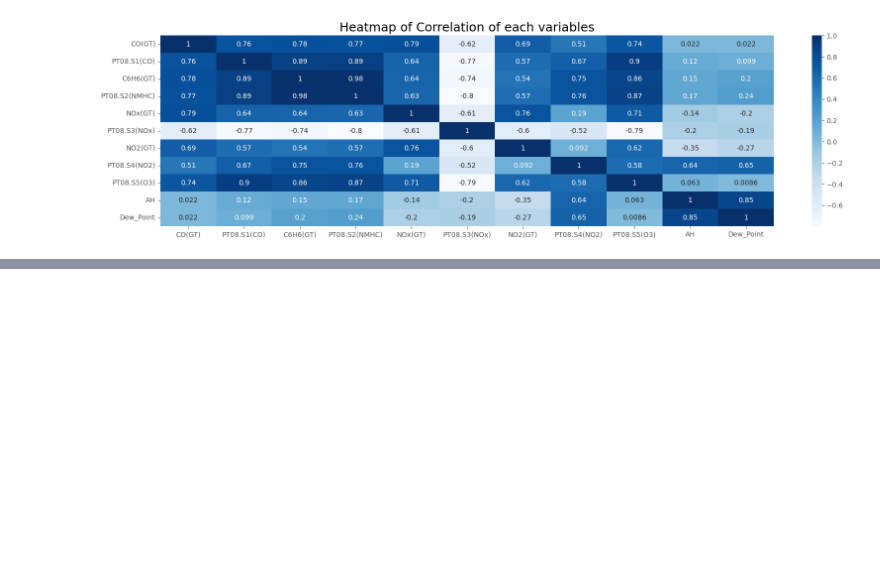
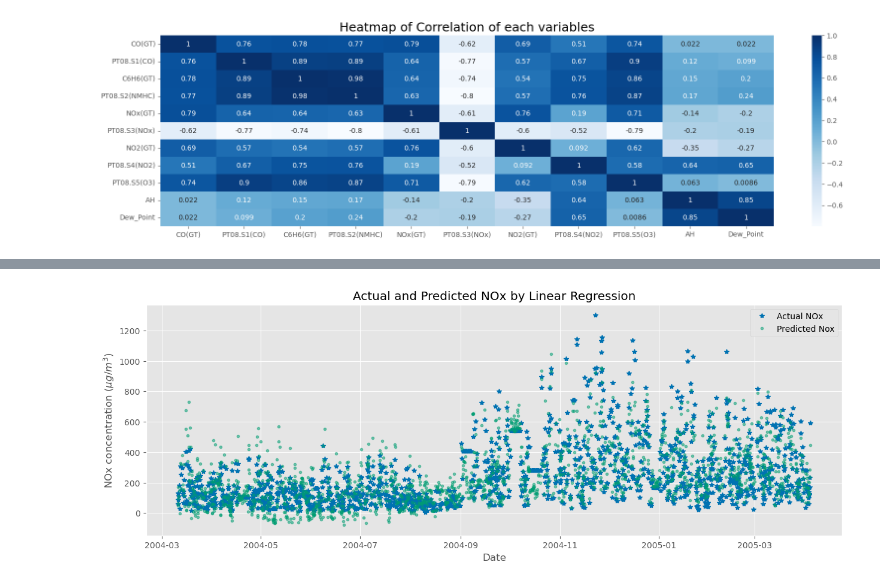
Before and after one commit to bryancastillo10/Machine-Learning-Projects, a Jupyter notebook: air_quality_regression.ipynb, the cells around one changed output, grey strips where cells are left out. Cells and saved outputs as stored; diff of their text form; code cells hidden in the pictures; blank space fills up the shorter version.

```diff
--- a/air_quality_regression.ipynb
+++ b/air_quality_regression.ipynb
@@ -241,0 +234,11 @@ LinearRegression()
+# %%
+# Data Train/Test Split
+X_train , X_test, y_train, y_test = train_test_split(X,y,test_size=0.2)
+
+# Model Implementation (Linear Regression)
+linear=LinearRegression()
+linear.fit(X_train, y_train)
+
+# Predicting values
+y_pred=linear.predict(X_test)
+y_pred
@@ -241,0 +275,13 @@ LinearRegression()
+# %%
+plt.figure(figsize=(15,5))
+plt.plot(actual_and_pred.index,actual_and_pred['Actual NOx'],label='Actual NOx',linestyle='',\
+    marker='*',color='#0072B2')
+plt.plot(actual_and_pred.index,actual_and_pred['Predicted NOx'],label='Predicted Nox',linestyle='',\
+    marker='.',color='#009E73',alpha=0.5)
+plt.xlabel('Date')
+plt.ylabel('NOx concentration ($\mu g/m^3$)')
+plt.title('Actual and Predicted NOx by Linear Regression')
+plt.legend()
+plt.show()
+# %% [output]
+[figure, added]
```
Also changed, not shown: parts of 19 cells of this notebook.
